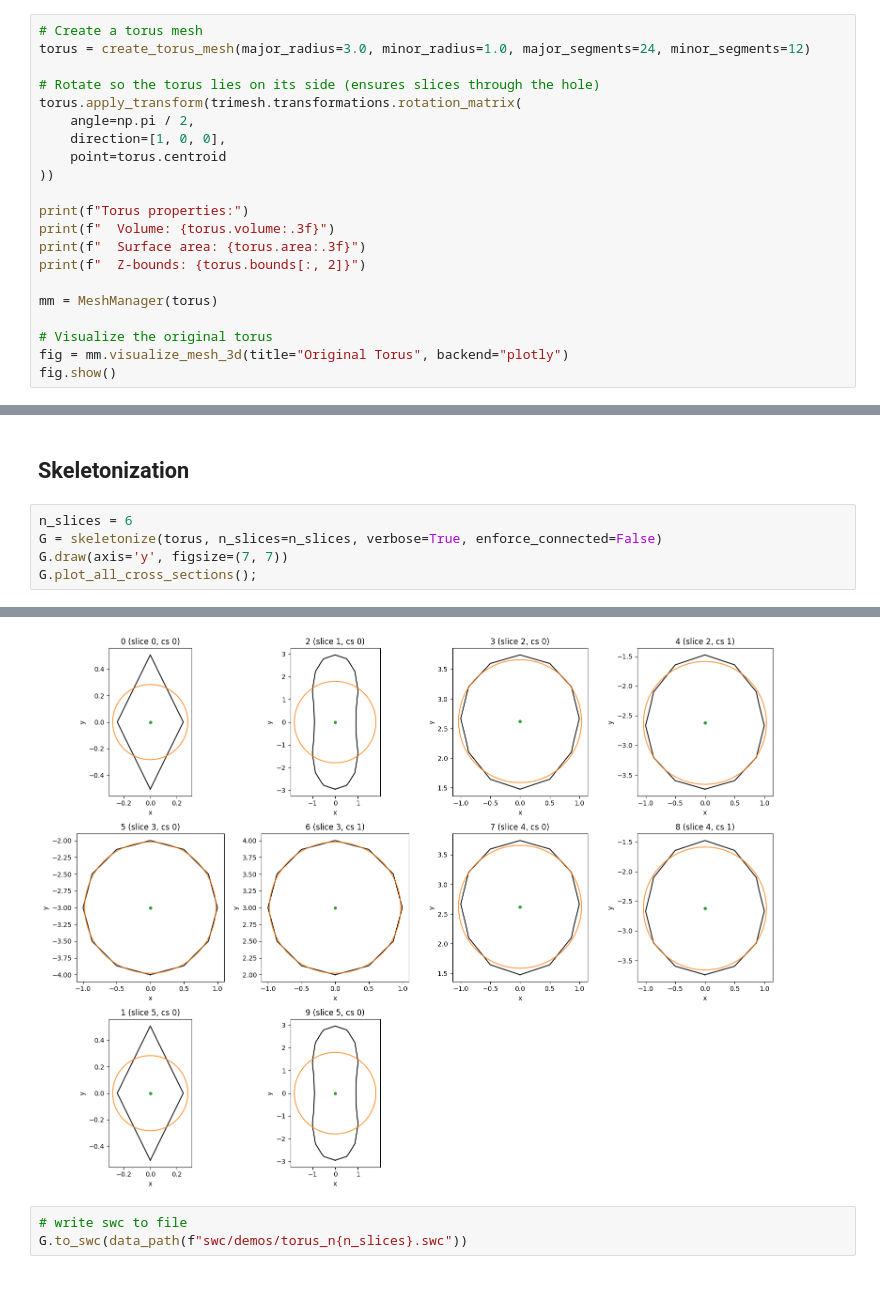
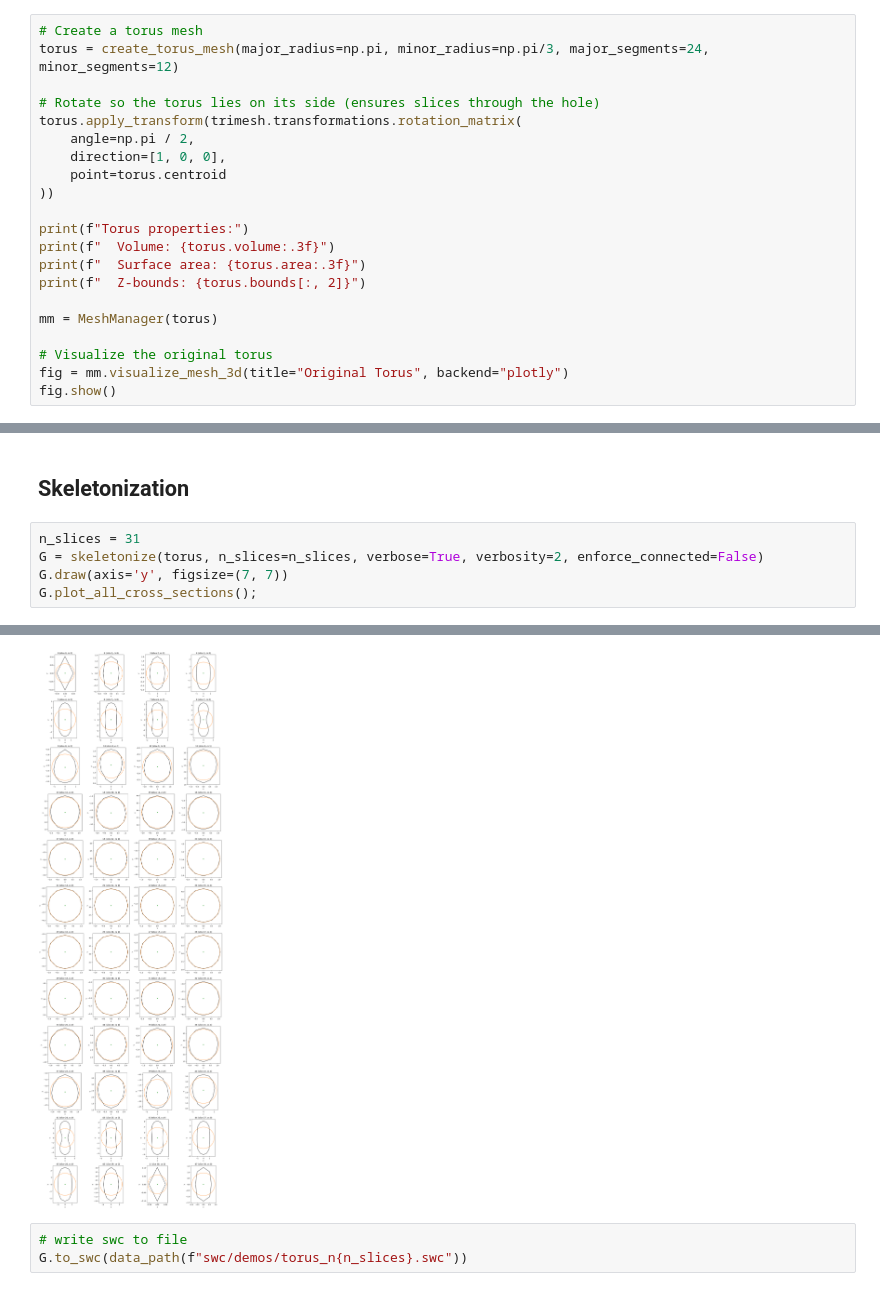
Before and after one commit to jmrfox/discos, a Jupyter notebook: notebooks/02b_torus_skeleton.ipynb, the cells around one changed output, grey strips where cells are left out. Drawn from its saved outputs; the diff is of its cells as text.

```diff
--- a/notebooks/02b_torus_skeleton.ipynb
+++ b/notebooks/02b_torus_skeleton.ipynb
@@ -9,7 +15,7 @@ import networkx as nx
 ## Create and Visualize Torus
 # %%
 # Create a torus mesh
-torus = create_torus_mesh(major_radius=3.0, minor_radius=1.0, major_segments=24, minor_segments=12)
+torus = create_torus_mesh(major_radius=np.pi, minor_radius=np.pi/3, major_segments=24, minor_segments=12)
 
 # Rotate so the torus lies on its side (ensures slices through the hole)
 torus.apply_transform(trimesh.transformations.rotation_matrix(
@@ -38,8 +44,8 @@ mm.visualize_mesh_slice_interactive()
 # %% [markdown]
 ## Skeletonization
 # %%
-n_slices = 6
-G = skeletonize(torus, n_slices=n_slices, verbose=True, enforce_connected=False)
+n_slices = 31
+G = skeletonize(torus, n_slices=n_slices, verbose=True, verbosity=2, enforce_connected=False)
 G.draw(axis='y', figsize=(7, 7))
 G.plot_all_cross_sections();
 # %% [output]
@@ -47,4 +70,4 @@ G.plot_all_cross_sections();
-[figure, old version]
+[figure, new version]
 # %%
 # write swc to file
 G.to_swc(data_path(f"swc/demos/torus_n{n_slices}.swc"))
```
Also changed, not shown: parts of 3 cells of this notebook, 24 other files.
